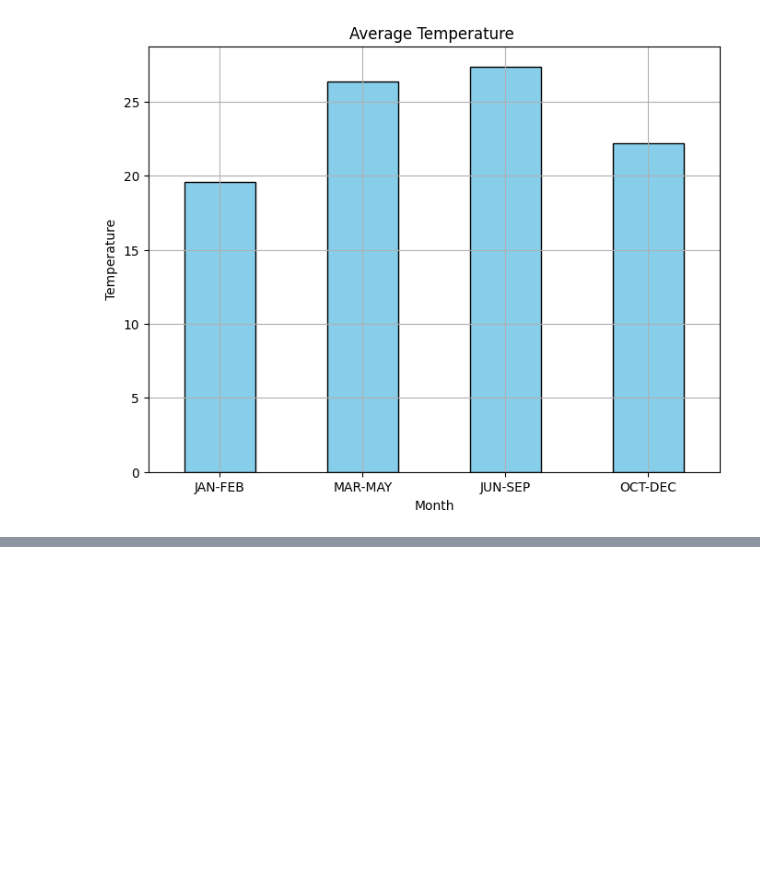
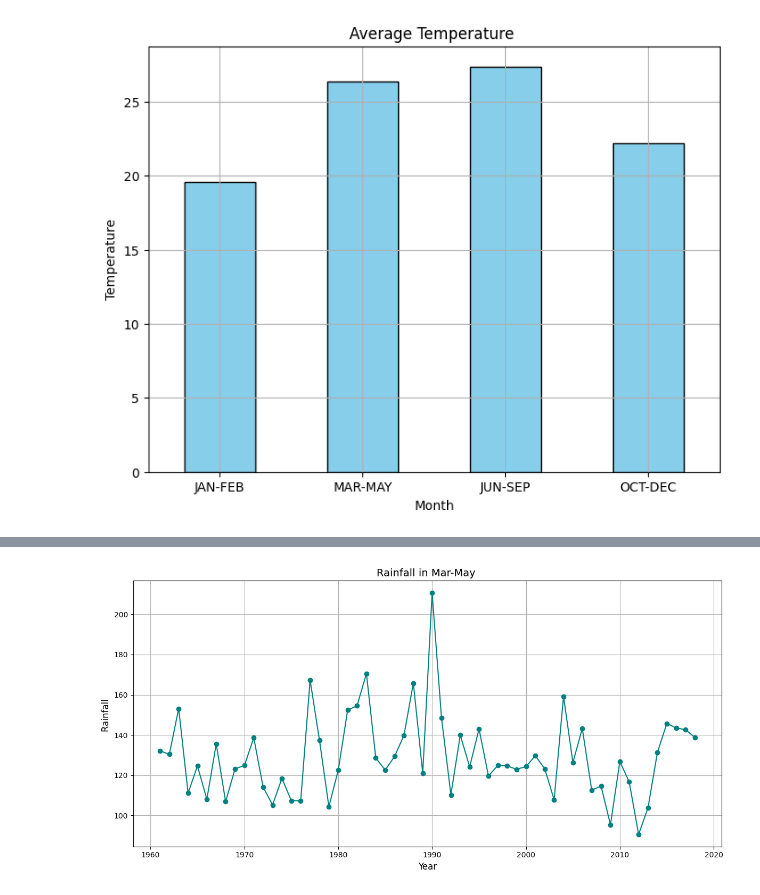
Before and after one commit to Pamela1005/Machine-learning-, a Jupyter notebook: India's Rainfall.ipynb, the cells around one changed output, grey strips where cells are left out. Drawn from its saved outputs; the diff is of its cells as text; code cells hidden in the pictures; blank space fills up the shorter version.

```diff
--- a/India's Rainfall.ipynb
+++ b/India's Rainfall.ipynb
@@ -206,0 +262,13 @@ average.plot(
+# %%
+
+plt.figure(figsize=(12, 6))
+plt.plot(df['YEAR'], df['Mar-May'], marker='o', linestyle='-', color='teal')
+
+plt.title('Rainfall in Mar-May ', fontsize=14)
+plt.xlabel('Year', fontsize=12)
+plt.ylabel('Rainfall ', fontsize=12)
+plt.grid(True)
+plt.tight_layout()
+plt.show()
+# %% [output]
+[figure, added]
```
Also changed, not shown: parts of 8 cells of this notebook.
